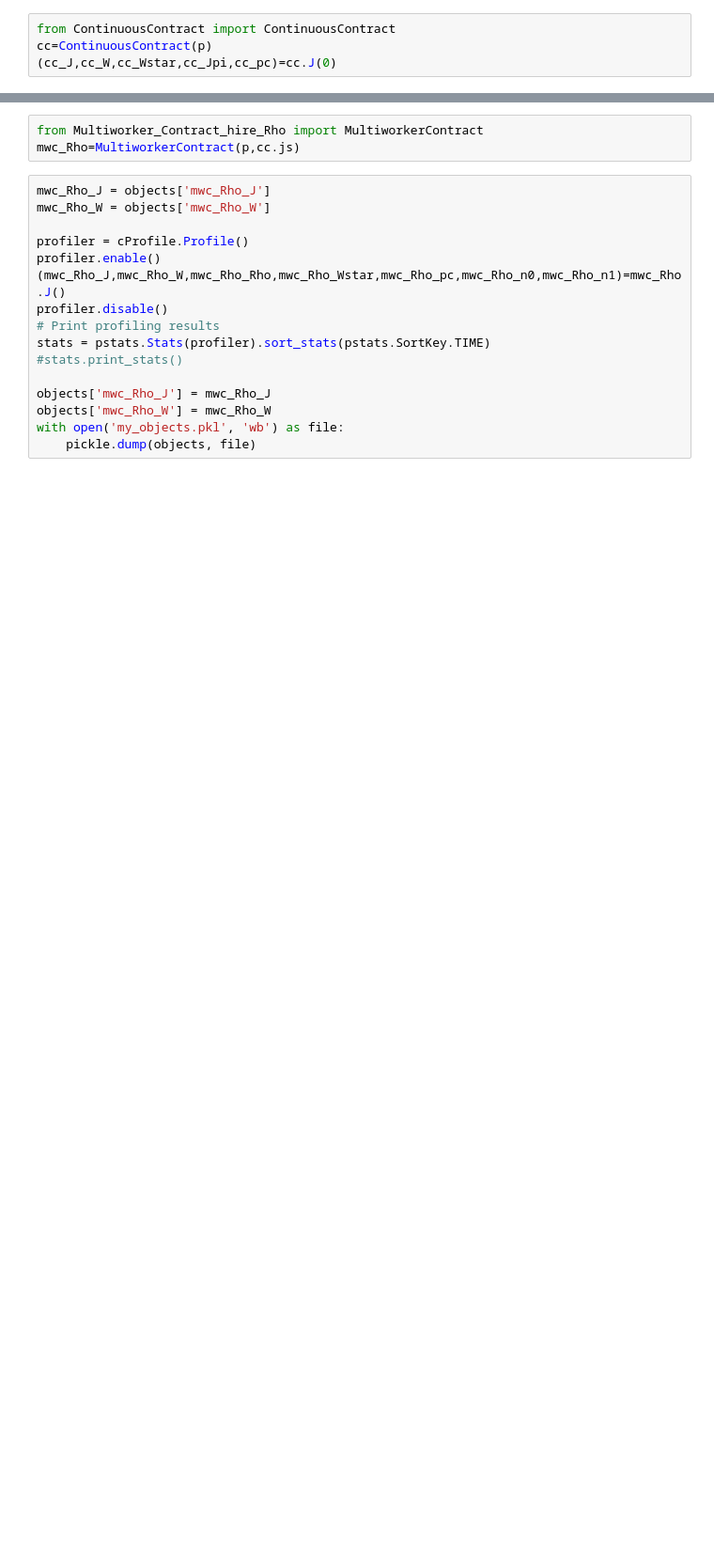
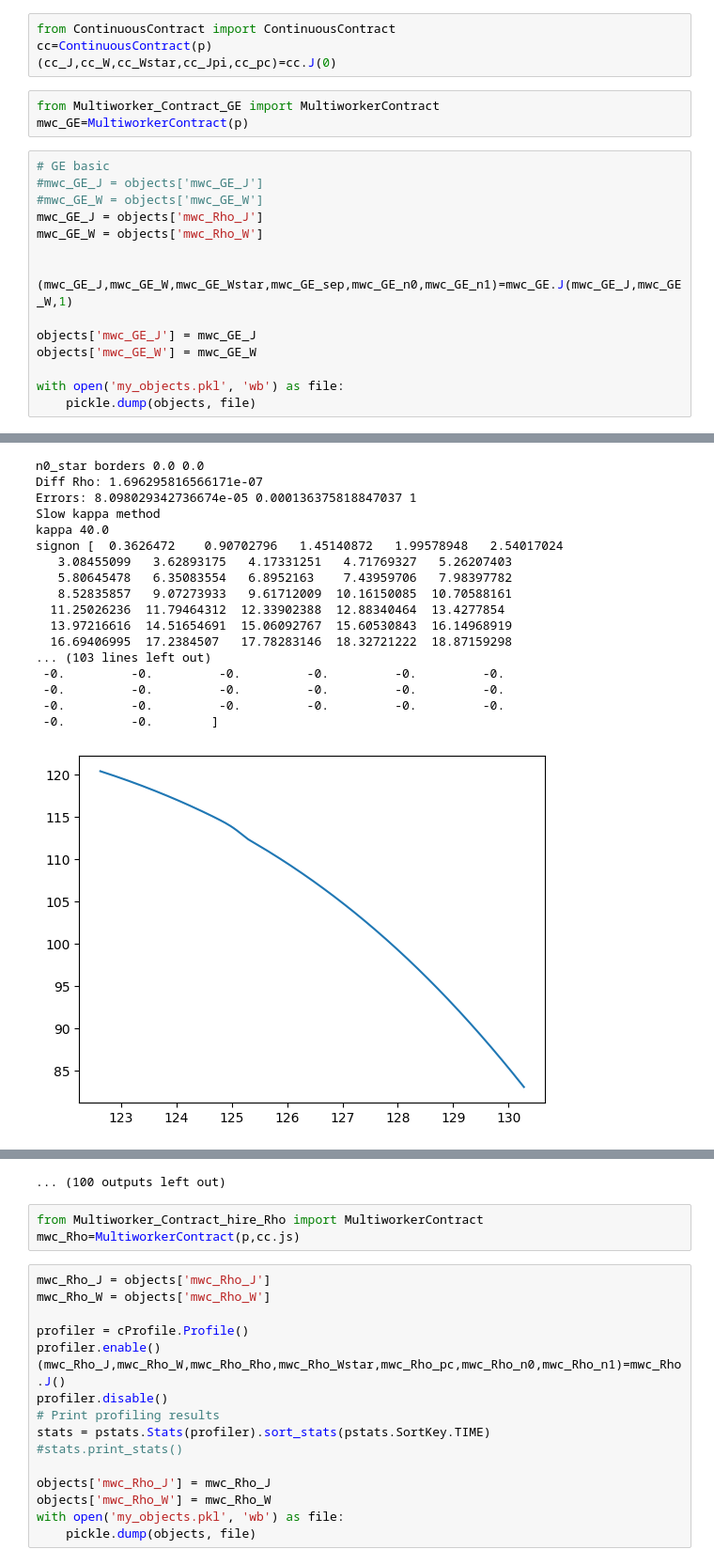
Before and after one commit to zalandru/Dynamic-Contracting-Multi-worker-Firm, a Jupyter notebook: Multiworker_wage_2steps/Initiating MWF.ipynb, the cells around one changed output, grey strips where cells are left out. Shown at 94% size. Cells and saved outputs as stored; diff of their text form; blank space fills up the shorter version.

```diff
--- a/Multiworker_wage_2steps/Initiating MWF.ipynb
+++ b/Multiworker_wage_2steps/Initiating MWF.ipynb
@@ -43,3 +43,22 @@ No results found for p = (3, 200, 5, 4, 6, 0.5, 0.5, 5.0, 0.5, 0.25, 0.05)
 from ContinuousContract import ContinuousContract
 cc=ContinuousContract(p)
 (cc_J,cc_W,cc_Wstar,cc_Jpi,cc_pc)=cc.J(0)
+# %%
+from Multiworker_Contract_GE import MultiworkerContract
+mwc_GE=MultiworkerContract(p)
+# %%
+# GE basic
+#mwc_GE_J = objects['mwc_GE_J']
+#mwc_GE_W = objects['mwc_GE_W']
+mwc_GE_J = objects['mwc_Rho_J']
+mwc_GE_W = objects['mwc_Rho_W']
+
+
+(mwc_GE_J,mwc_GE_W,mwc_GE_Wstar,mwc_GE_sep,mwc_GE_n0,mwc_GE_n1)=mwc_GE.J(mwc_GE_J,mwc_GE_W,1)
+
+objects['mwc_GE_J'] = mwc_GE_J
+objects['mwc_GE_W'] = mwc_GE_W
+
+with open('my_objects.pkl', 'wb') as file:
+    pickle.dump(objects, file)
+# %% [output]
@@ -45,0 +82,18 @@ cc=ContinuousContract(p)
+n0_star borders 0.0 0.0
+Diff Rho: 1.696295816566171e-07
+Errors: 8.098029342736674e-05 0.000136375818847037 1
+Slow kappa method
+kappa 40.0
+signon [  0.3626472    0.90702796   1.45140872   1.99578948   2.54017024
+   3.08455099   3.62893175   4.17331251   4.71769327   5.26207403
+   5.80645478   6.35083554   6.8952163    7.43959706   7.98397782
+   8.52835857   9.07273933   9.61712009  10.16150085  10.70588161
+  11.25026236  11.79464312  12.33902388  12.88340464  13.4277854
+  13.97216616  14.51654691  15.06092767  15.60530843  16.14968919
+  16.69406995  17.2384507   17.78283146  18.32721222  18.87159298
+... (103 lines left out)
+ -0.         -0.         -0.         -0.         -0.         -0.
+ -0.         -0.         -0.         -0.         -0.         -0.
+ -0.         -0.         -0.         -0.         -0.         -0.
+ -0.         -0.        ]
+[figure, added]
@@ -46,3 +189,4 @@ cc=ContinuousContract(p)
+... (100 outputs left out)
 # %%
 from Multiworker_Contract_hire_Rho import MultiworkerContract
 mwc_Rho=MultiworkerContract(p,cc.js)
```
Also changed, not shown: parts of 12 cells of this notebook, 4 other files.
